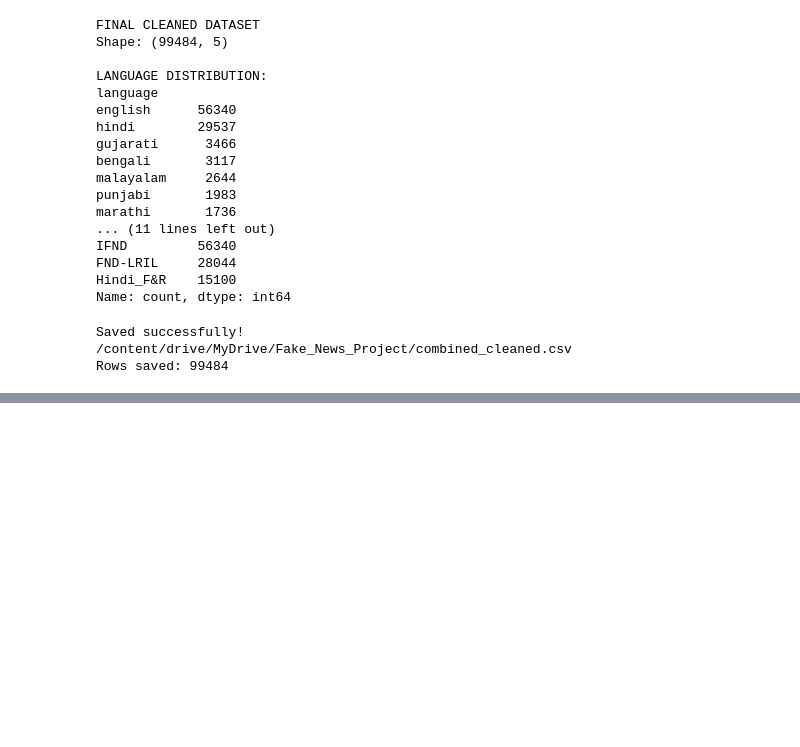
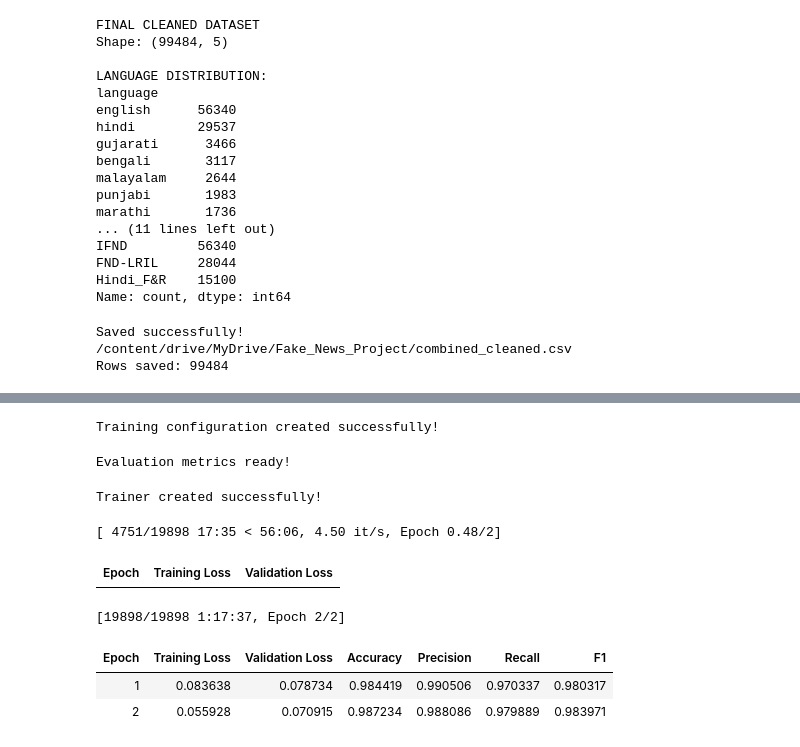
Before and after one commit to Srikarthika06/multilingual-fake-news-detection, a Jupyter notebook: Multilingual_Multimodal_Fake_News_Detection.ipynb, the cells around one changed output, grey strips where cells are left out. Cells and saved outputs as stored; diff of their text form; code cells hidden in the pictures; blank space fills up the shorter version.

Commit message:
Update project progress - XLM-R and multimodal preprocessing

```diff
--- a/Multilingual_Multimodal_Fake_News_Detection.ipynb
+++ b/Multilingual_Multimodal_Fake_News_Detection.ipynb
@@ -892,0 +1059,5 @@ Rows saved: 99484
+# %%
+train_df = train_df.drop(columns=["text_length"])
+
+print("Columns:")
+print(train_df.columns.tolist())
@@ -892,0 +1310,72 @@ Rows saved: 99484
+# %%
+from transformers import TrainingArguments
+
+training_args = TrainingArguments(
+    output_dir="/content/drive/MyDrive/Fake_News_Project/xlm_r_results",
+    eval_strategy="epoch",
+    save_strategy="epoch",
+    learning_rate=2e-5,
+    per_device_train_batch_size=8,
+    per_device_eval_batch_size=8,
+    num_train_epochs=2,
+    weight_decay=0.01,
+    logging_steps=500,
+    load_best_model_at_end=True,
+    metric_for_best_model="accuracy",
+    report_to="none"
+)
+
+print("Training configuration created successfully!")
+# %% [output]
+Training configuration created successfully!
+# %%
+import numpy as np
+from sklearn.metrics import accuracy_score, precision_recall_fscore_support
+
+def compute_metrics(eval_pred):
+    logits, labels = eval_pred
+
+    predictions = np.argmax(logits, axis=-1)
+
+    precision, recall, f1, _ = precision_recall_fscore_support(
+        labels,
+        predictions,
+        average="binary",
+        zero_division=0
+    )
+
+    accuracy = accuracy_score(labels, predictions)
+
+    return {
+        "accuracy": accuracy,
+        "precision": precision,
+        "recall": recall,
+        "f1": f1
+    }
+
+print("Evaluation metrics ready!")
+# %% [output]
+Evaluation metrics ready!
+# %%
+from transformers import Trainer
+
+trainer = Trainer(
+    model=model,
+    args=training_args,
+    train_dataset=train_tokenized,
+    eval_dataset=val_tokenized,
+    compute_metrics=compute_metrics
+)
+
+print("Trainer created successfully!")
+# %% [output]
+Trainer created successfully!
+# %%
+train_result = trainer.train()
+# %% [output]
+[ 4751/19898 17:35 < 56:06, 4.50 it/s, Epoch 0.48/2]
+| Epoch | Training Loss | Validation Loss |
+[19898/19898 1:17:37, Epoch 2/2]
+| Epoch | Training Loss | Validation Loss | Accuracy | Precision | Recall | F1 |
+| 1 | 0.083638 | 0.078734 | 0.984419 | 0.990506 | 0.970337 | 0.980317 |
+| 2 | 0.055928 | 0.070915 | 0.987234 | 0.988086 | 0.979889 | 0.983971 |
```
Also changed, not shown: parts of 74 cells of this notebook.
